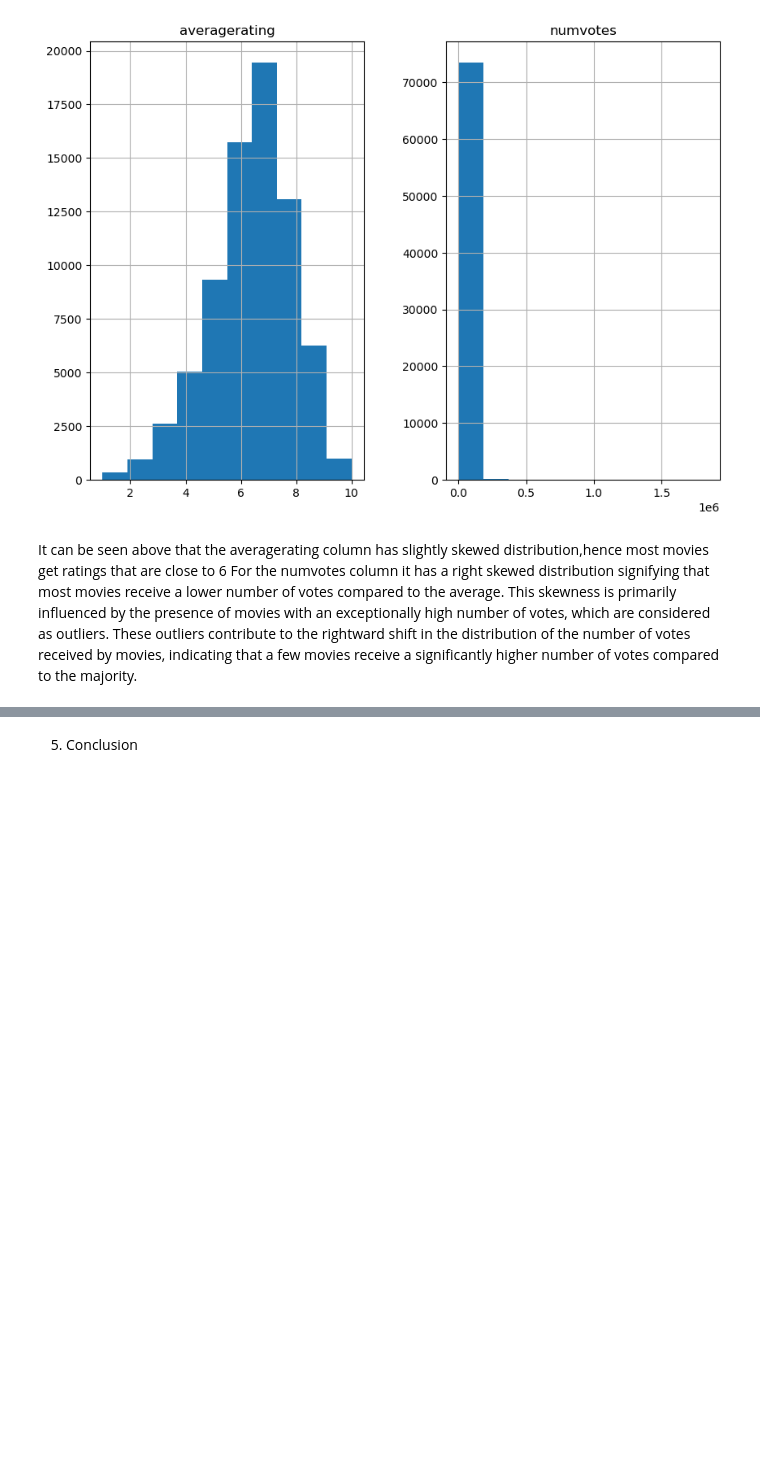
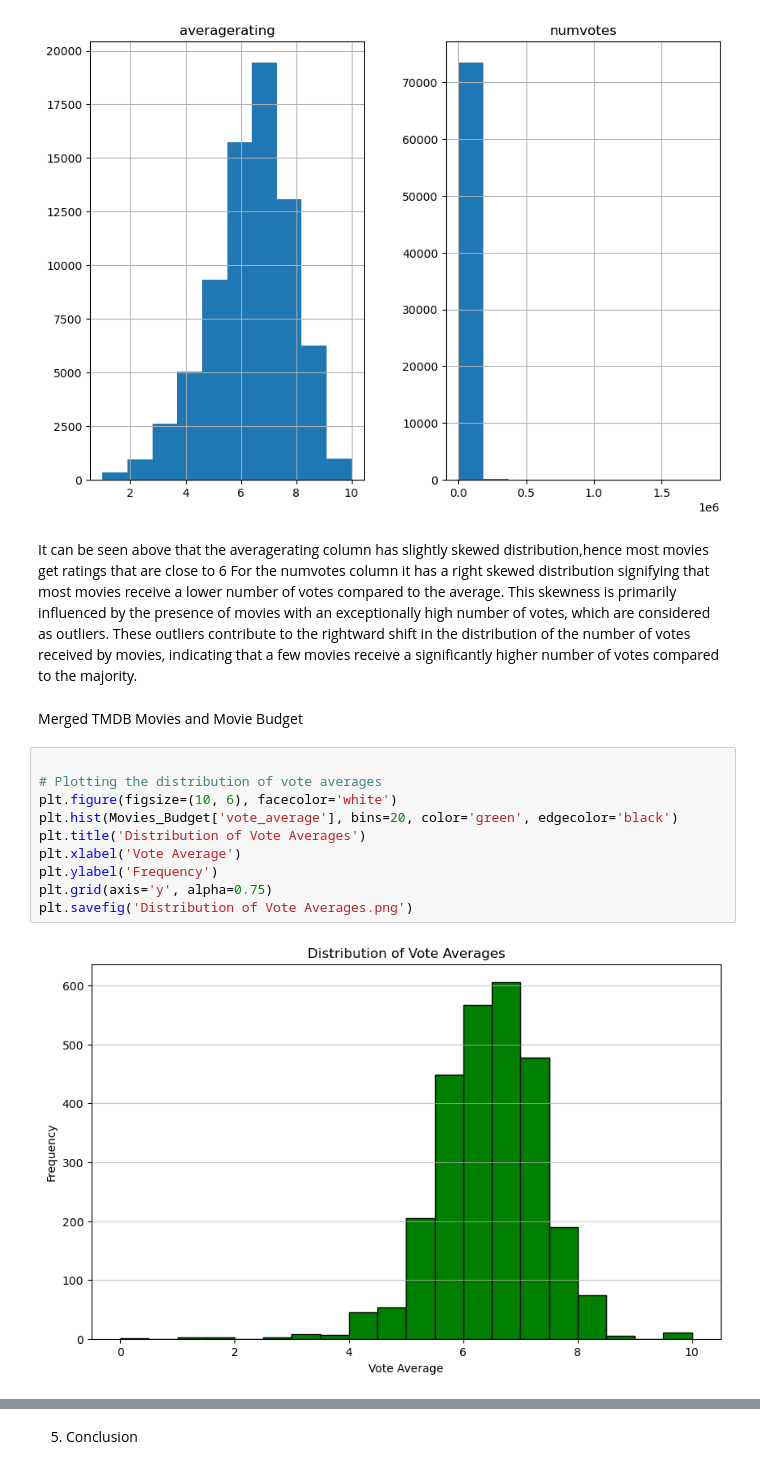
Before and after one commit to Jacintachepkemoi/Jacinta_Phase1, a Jupyter notebook: student.ipynb, the cells around one changed output, grey strips where cells are left out. Cells and saved outputs as stored; diff of their text form; blank space fills up the shorter version.

```diff
--- a/student.ipynb
+++ b/student.ipynb
@@ -533,3 +539,17 @@ plt.savefig('ratings_hist.png')
 # %% [markdown]
 It can be seen above that the averagerating column has slightly skewed distribution,hence most movies get ratings that are close to 6
 For the numvotes column it has a right skewed distribution signifying that most movies receive a lower number of votes compared to the average. This skewness is primarily influenced by the presence of movies with an exceptionally high number of votes, which are considered as outliers. These outliers contribute to the rightward shift in the distribution of the number of votes received by movies, indicating that a few movies receive a significantly higher number of votes compared to the majority.
+# %% [markdown]
+Merged TMDB Movies and Movie Budget
+# %%
+
+# Plotting the distribution of vote averages
+plt.figure(figsize=(10, 6), facecolor='white')
+plt.hist(Movies_Budget['vote_average'], bins=20, color='green', edgecolor='black')
+plt.title('Distribution of Vote Averages')
+plt.xlabel('Vote Average')
+plt.ylabel('Frequency')
+plt.grid(axis='y', alpha=0.75)
+plt.savefig('Distribution of Vote Averages.png')
+# %% [output]
+[figure, added]
```
Also changed, not shown: parts of 7 cells of this notebook.
